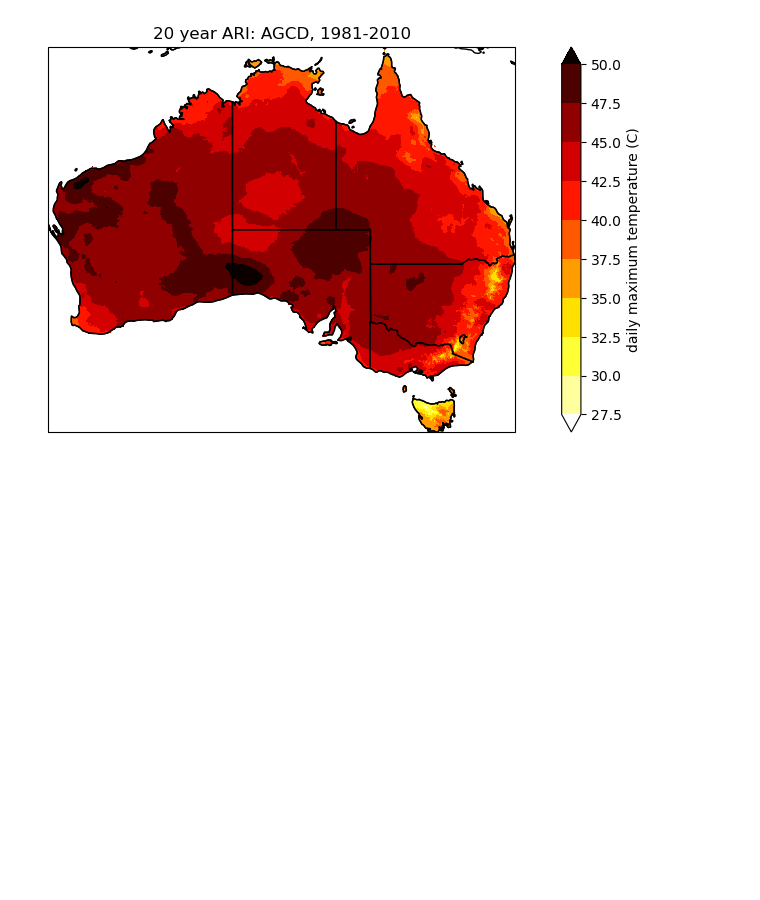
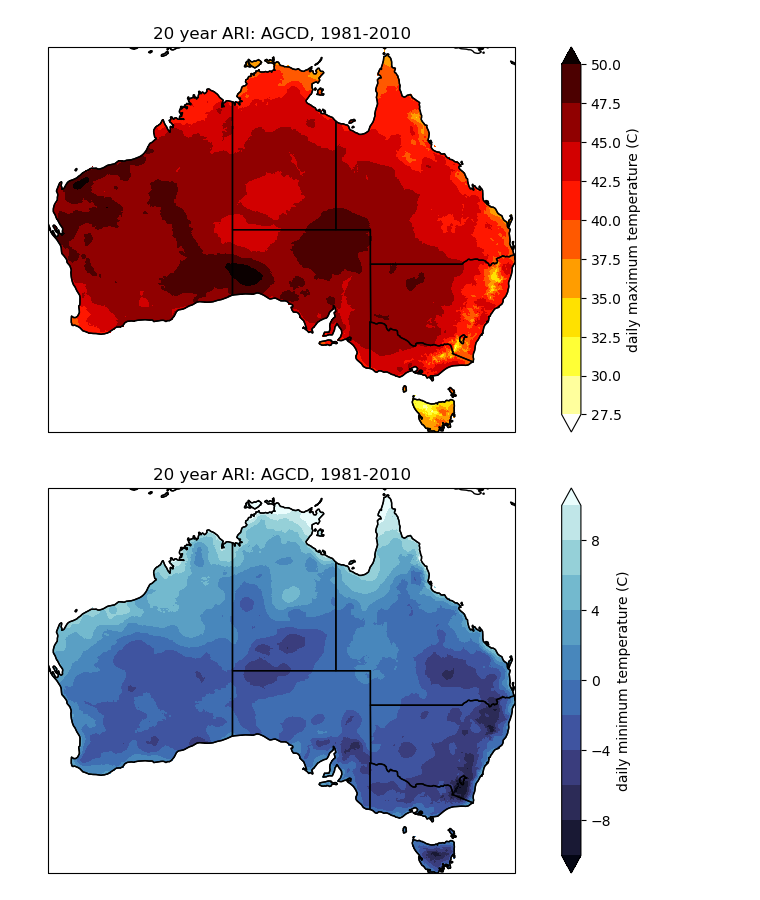
Before and after one commit to climate-innovation-hub/frequency-analysis, a Jupyter notebook: examples/agcd_test.ipynb, the cells around one changed output. Cells and saved outputs as stored; diff of their text form; code cells hidden in the pictures; blank space fills up the shorter version.

Commit message:
Complete tests

```diff
--- a/examples/agcd_test.ipynb
+++ b/examples/agcd_test.ipynb
@@ -126,3 +128,29 @@ plt.savefig(
 )
 # %% [output]
 [figure]
+# %%
+ds_tmin = xr.open_dataset('/g/data/wp00/users/dbi599/test_space/alicia_tmin_1981-2010-ARI20-min.nc')
+# %%
+fig = plt.figure(figsize=[12,5])
+ax = fig.add_subplot(111, projection=ccrs.PlateCarree())
+ds_tmin_aus = select_shapefile_regions(ds_tmin, aus_shp)
+ds_tmin_aus['tmin'].isel({'return_period': 0}).plot.contourf(
+    ax=ax,
+    levels=np.arange(-10, 10.1, 2),
+    extend='both',
+    transform=ccrs.PlateCarree(),
+    cbar_kwargs={'label': 'daily minimum temperature (C)'},
+    cmap=cmocean.cm.ice,
+)
+ax.coastlines()
+ax.add_feature(cartopy.feature.STATES)
+plt.title('20 year ARI: AGCD, 1981-2010')
+
+plt.savefig(
+    '/g/data/wp00/users/dbi599/test_space/tmin_ARI-min_20yr_AGCD_1981-2010.png',
+    bbox_inches='tight',
+    dpi=300,
+    facecolor='white',
+)
+# %% [output]
+[figure, added]
```
Also changed, not shown: parts of 3 cells of this notebook.
